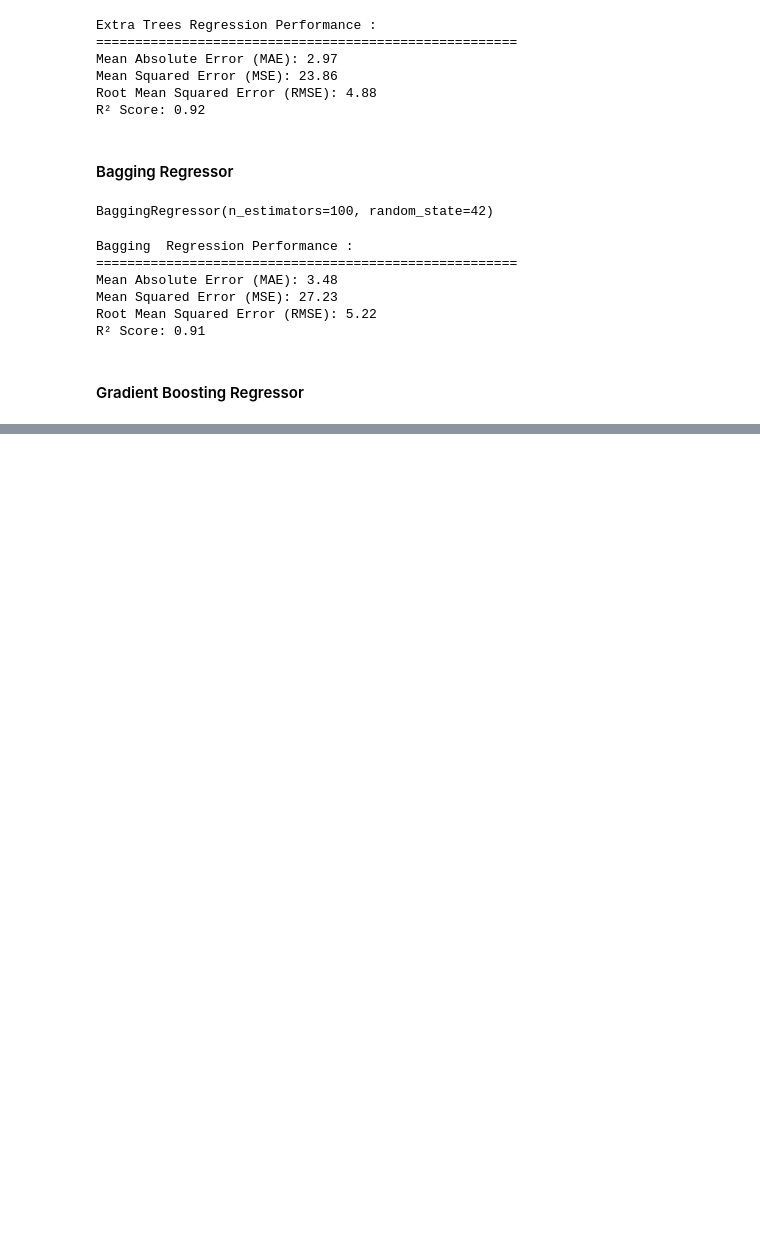
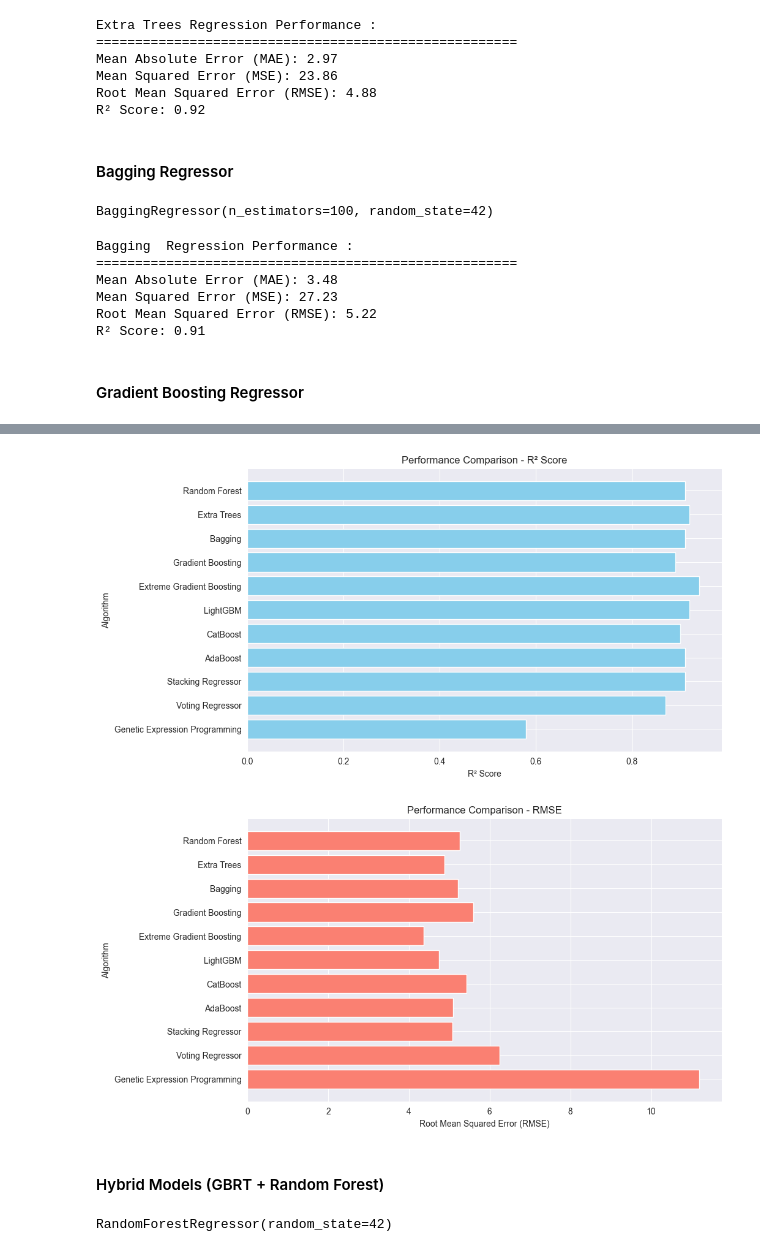
Before and after one commit to Niltiwari7/Bio-Inspired-Optimization-for-Hyperparameter-Tuning-BACO-HT-in-Compressive-Strength-Prediction, a Jupyter notebook: main.ipynb, the cells around one changed output, grey strips where cells are left out. Drawn from its saved outputs; the diff is of its cells as text; code cells hidden in the pictures; blank space fills up the shorter version.

Commit message:
Ensemble algorithm of machine learning completed

```diff
--- a/main.ipynb
+++ b/main.ipynb
@@ -859,0 +1258,15 @@ gbrt = GradientBoostingRegressor(n_estimators=100, learning_rate=0.1, random_sta
+# %%
+data = {
+    'Algorithm': ['Random Forest', 'Extra Trees', 'Bagging', 'Gradient Boosting', 'Extreme Gradient Boosting',
+                 'LightGBM', 'CatBoost', 'AdaBoost', 'Stacking Regressor', 'Voting Regressor', 'Genetic Expression Programming'],
+    'Mean Absolute Error (MAE)': [3.50, 2.97, 3.48, 4.13, 2.84, 3.12, 3.70, 3.22, 3.34, 4.55, 8.90],
+    'Mean Squared Error (MSE)': [27.62, 23.86, 27.23, 31.40, 19.08, 22.45, 29.32, 25.98, 25.85, 39.04, 125.25],
+    'Root Mean Squared Error (RMSE)': [5.26, 4.88, 5.22, 5.60, 4.37, 4.74, 5.42, 5.10, 5.08, 6.25, 11.19],
+    'R² Score': [0.91, 0.92, 0.91, 0.89, 0.94, 0.92, 0.90, 0.91, 0.91, 0.87, 0.58]
+}
+
+# Creating DataFrame
+df = pd.DataFrame(data)
+
+# Displaying the table
+print(df)
@@ -859,0 +1304,25 @@ gbrt = GradientBoostingRegressor(n_estimators=100, learning_rate=0.1, random_sta
+# %%
+# Plotting R² Score
+plt.figure(figsize=(10, 6))
+plt.barh(df['Algorithm'], df['R² Score'], color='skyblue')
+plt.xlabel('R² Score')
+plt.ylabel('Algorithm')
+plt.title('Performance Comparison - R² Score')
+plt.grid(True)
+plt.gca().invert_yaxis()  # Invert y-axis for better visualization
+plt.show()
+
+# Plotting RMSE
+plt.figure(figsize=(10, 6))
+plt.barh(df['Algorithm'], df['Root Mean Squared Error (RMSE)'], color='salmon')
+plt.xlabel('Root Mean Squared Error (RMSE)')
+plt.ylabel('Algorithm')
+plt.title('Performance Comparison - RMSE')
+plt.grid(True)
+plt.gca().invert_yaxis()  # Invert y-axis for better visualization
+plt.show()
+# %% [output]
+[figure, added]
+[figure, added]
+# %% [markdown]
+#### Hybrid Models (GBRT + Random Forest)
@@ -859,0 +1333,6 @@ gbrt = GradientBoostingRegressor(n_estimators=100, learning_rate=0.1, random_sta
+# %%
+# Step 2: Fit GBRT and Random Forest separately
+gbrt.fit(X_train, y_train)
+random_forest.fit(X_train, y_train)
+# %% [output]
+RandomForestRegressor(random_state=42)
```
Also changed, not shown: parts of 45 cells of this notebook, 5 other files.
